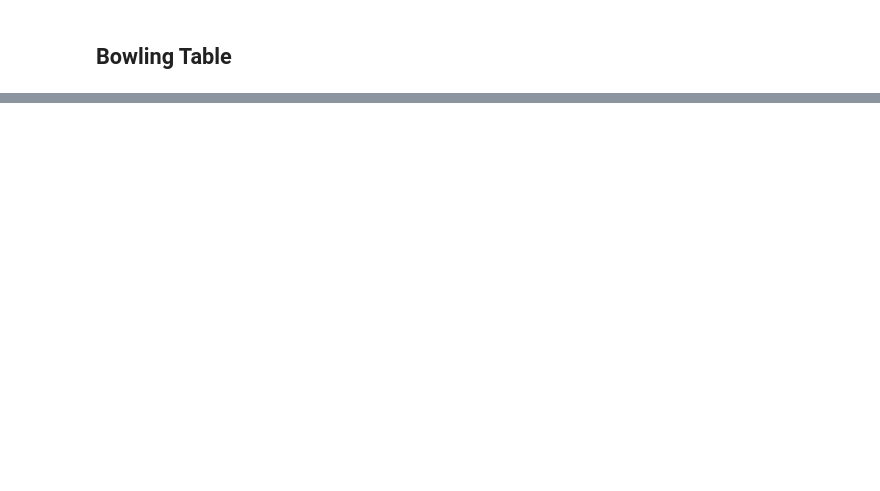
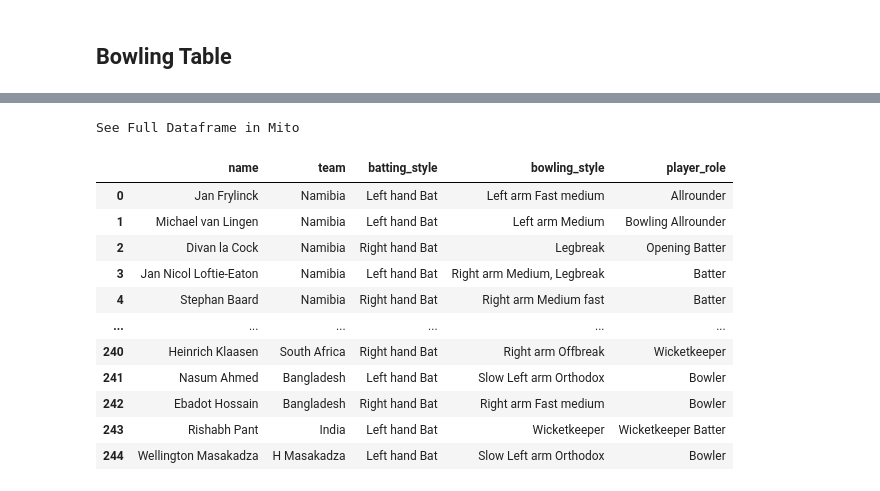
Before and after one commit to Naveen-004/T20-WC-Analysis, a Jupyter notebook: scraping.ipynb, the cells around one changed output, grey strips where cells are left out. Cells and saved outputs as stored; diff of their text form; code cells hidden in the pictures; blank space fills up the shorter version.

Commit message:
4️⃣ Player info scrape

```diff
--- a/scraping.ipynb
+++ b/scraping.ipynb
@@ -233,0 +224,10 @@ data.to_csv('data/bowlingsummary.csv', index=False)
+# %%
+player_urls = []
+for url in filtered_urls:
+    res = requests.get("https://stats.espncricinfo.com"+ url)
+    soup = BeautifulSoup(res.content, 'html.parser')
+    links = soup.find_all('a', href=True)
+    for link in links:
+        if '/player/' in link.get('href'):
+            player_urls.append(link.get('href'))
+player_urls
@@ -233,0 +252,7 @@ data.to_csv('data/bowlingsummary.csv', index=False)
+# %%
+from itertools import chain # Flatten the list library
+temp = pd.DataFrame(player_urls) # Convert the list to a dataframe
+temp.drop_duplicates(inplace=True) # Remove duplicates
+player_urls = temp.to_numpy().tolist() # Convert the dataframe to a list
+player_urls = list(chain(*player_urls)) # Flatten the list
+player_urls
@@ -233,0 +277,33 @@ data.to_csv('data/bowlingsummary.csv', index=False)
+# %%
+player_info = pd.DataFrame(columns=['name', 'team', 'batting_style', 'bowling_style', 'player_role'])
+for url in player_urls:
+    res = requests.get("https://espncricinfo.com"+ url)
+    soup = BeautifulSoup(res.content, 'html.parser')
+    name = soup.find_all('h1', class_='ds-text-title-l ds-font-bold')
+    team = soup.find_all('span', class_='ds-text-title-s ds-font-bold ds-text-ui-typo ds-underline ds-decoration-ui-stroke hover:ds-text-ui-typo-primary hover:ds-decoration-ui-stroke-primary ds-block')
+    h5 = soup.find_all('h5')
+    try:
+        temp = {'name':name[0].text, 'team': team[0].text,
+        'batting_style': h5[3].text, 'bowling_style': h5[4].text,
+        'player_role': h5[5].text}
+    except:
+        temp = {'name': None, 'team': None,
+        'batting_style': None, 'bowling_style': None, 'player_role':None}
+    temp = pd.DataFrame(temp, index=[0])
+    player_info = pd.concat([player_info, temp], ignore_index=True)
+
+player_info
+# %% [output]
+See Full Dataframe in Mito
+|  | name | team | batting_style | bowling_style | player_role |
+| 0 | Jan Frylinck | Namibia | Left hand Bat | Left arm Fast medium | Allrounder |
+| 1 | Michael van Lingen | Namibia | Left hand Bat | Left arm Medium | Bowling Allrounder |
+| 2 | Divan la Cock | Namibia | Right hand Bat | Legbreak | Opening Batter |
+| 3 | Jan Nicol Loftie-Eaton | Namibia | Left hand Bat | Right arm Medium, Legbreak | Batter |
+| 4 | Stephan Baard | Namibia | Right hand Bat | Right arm Medium fast | Batter |
+| ... | ... | ... | ... | ... | ... |
+| 240 | Heinrich Klaasen | South Africa | Right hand Bat | Right arm Offbreak | Wicketkeeper |
+| 241 | Nasum Ahmed | Bangladesh | Left hand Bat | Slow Left arm Orthodox | Bowler |
+| 242 | Ebadot Hossain | Bangladesh | Right hand Bat | Right arm Fast medium | Bowler |
+| 243 | Rishabh Pant | India | Left hand Bat | Wicketkeeper | Wicketkeeper Batter |
+| 244 | Wellington Masakadza | H Masakadza | Left hand Bat | Slow Left arm Orthodox | Bowler |
```
Also changed, not shown: parts of 5 cells of this notebook, 2 other files.
